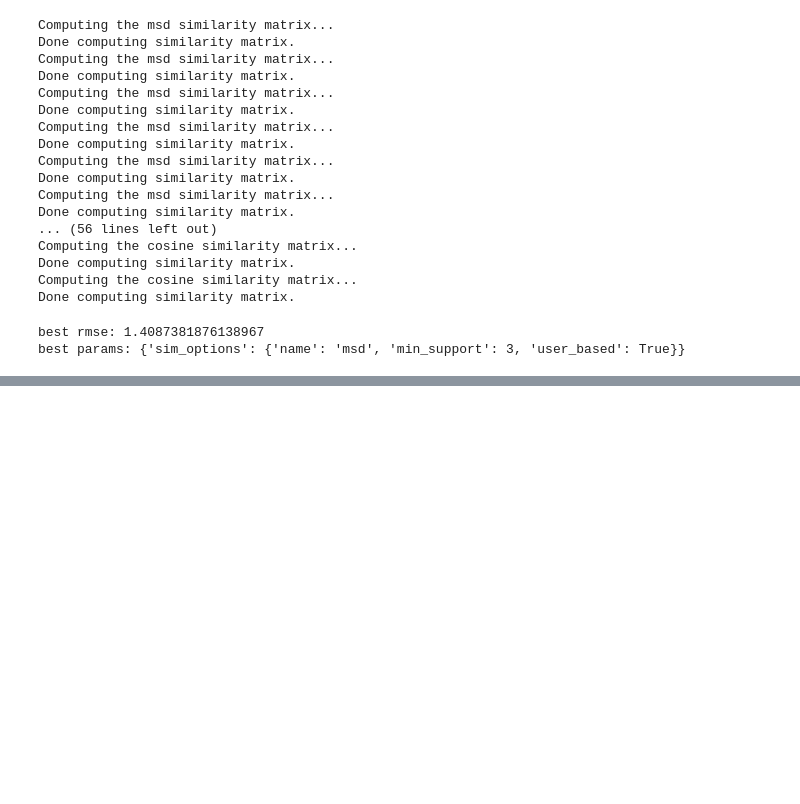
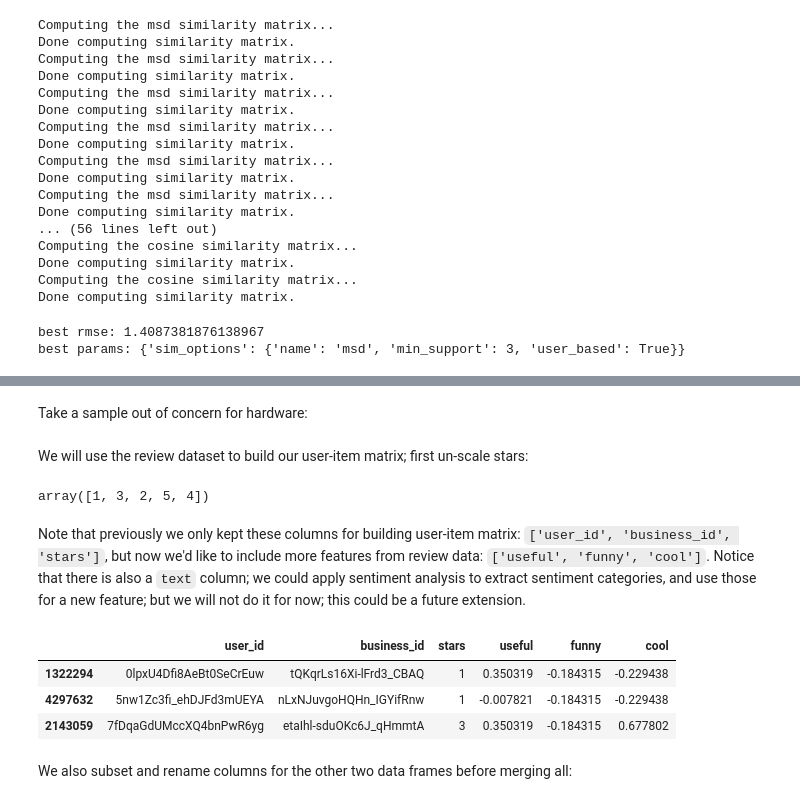
Before and after one commit to 98mina2/FP209b, a Jupyter notebook: recommender_system_report.ipynb, the cells around one changed output, grey strips where cells are left out. Drawn from its saved outputs; the diff is of its cells as text; code cells hidden in the pictures; blank space fills up the shorter version.

```diff
--- a/recommender_system_report.ipynb
+++ b/recommender_system_report.ipynb
@@ -516,0 +534,5 @@ best params: {'sim_options': {'name': 'msd', 'min_support': 3, 'user_based': Tru
+# %%
+%%time
+user_df = pd.read_feather('data/yelp_user_cleaned.feather')  # 100 MB
+business_df = pd.read_feather('data/yelp_business_cleaned.feather')  # 40 MB
+review_df = pd.read_feather('data/yelp_review_cleaned.feather')  # 2.3 GB
@@ -516,0 +552,25 @@ best params: {'sim_options': {'name': 'msd', 'min_support': 3, 'user_based': Tru
+# %% [markdown]
+Take a sample out of concern for hardware:
+# %%
+review_df = review_df.sample(100_000, random_state=42)
+# %% [markdown]
+We will use the review dataset to build our user-item matrix; first un-scale stars:
+# %%
+stars_scaled_unique = sorted(list(review_df['stars'].unique()))
+stars_scale_map = dict(list(zip(stars_scaled_unique, range(1, 6))))
+review_df['stars'] = review_df['stars'].map(stars_scale_map)
+review_df.stars.unique()
+# %% [output]
+array([1, 3, 2, 5, 4])
+# %% [markdown]
+Note that previously we only kept these columns for building user-item matrix: `['user_id', 'business_id', 'stars']`, but now we'd like to include more features from review data: `['useful', 'funny', 'cool']`. Notice that there is also a `text` column; we could apply sentiment analysis to extract sentiment categories, and use those for a new feature; but we will not do it for now; this could be a future extension.
+# %%
+review_df = review_df.loc[:, ['user_id', 'business_id', 'stars', 'useful', 'funny', 'cool']]
+review_df.head(3)
+# %% [output]
+|  | user_id | business_id | stars | useful | funny | cool |
+| 1322294 | 0lpxU4Dfi8AeBt0SeCrEuw | tQKqrLs16Xi-lFrd3_CBAQ | 1 | 0.350319 | -0.184315 | -0.229438 |
+| 4297632 | 5nw1Zc3fi_ehDJFd3mUEYA | nLxNJuvgoHQHn_IGYifRnw | 1 | -0.007821 | -0.184315 | -0.229438 |
+| 2143059 | 7fDqaGdUMccXQ4bnPwR6yg | etaIhl-sduOKc6J_qHmmtA | 3 | 0.350319 | -0.184315 | 0.677802 |
+# %% [markdown]
+We also subset and rename columns for the other two data frames before merging all:
```
Also changed, not shown: parts of 47 cells of this notebook.
